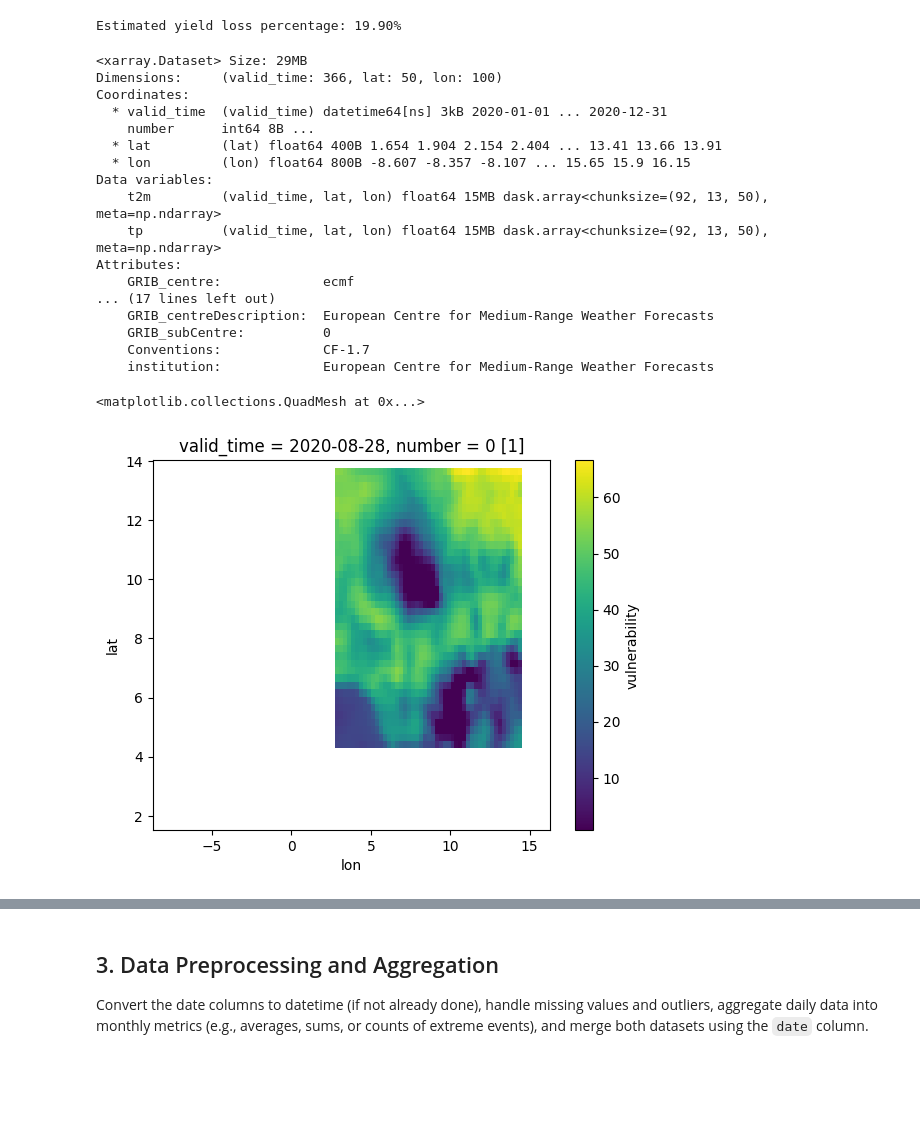
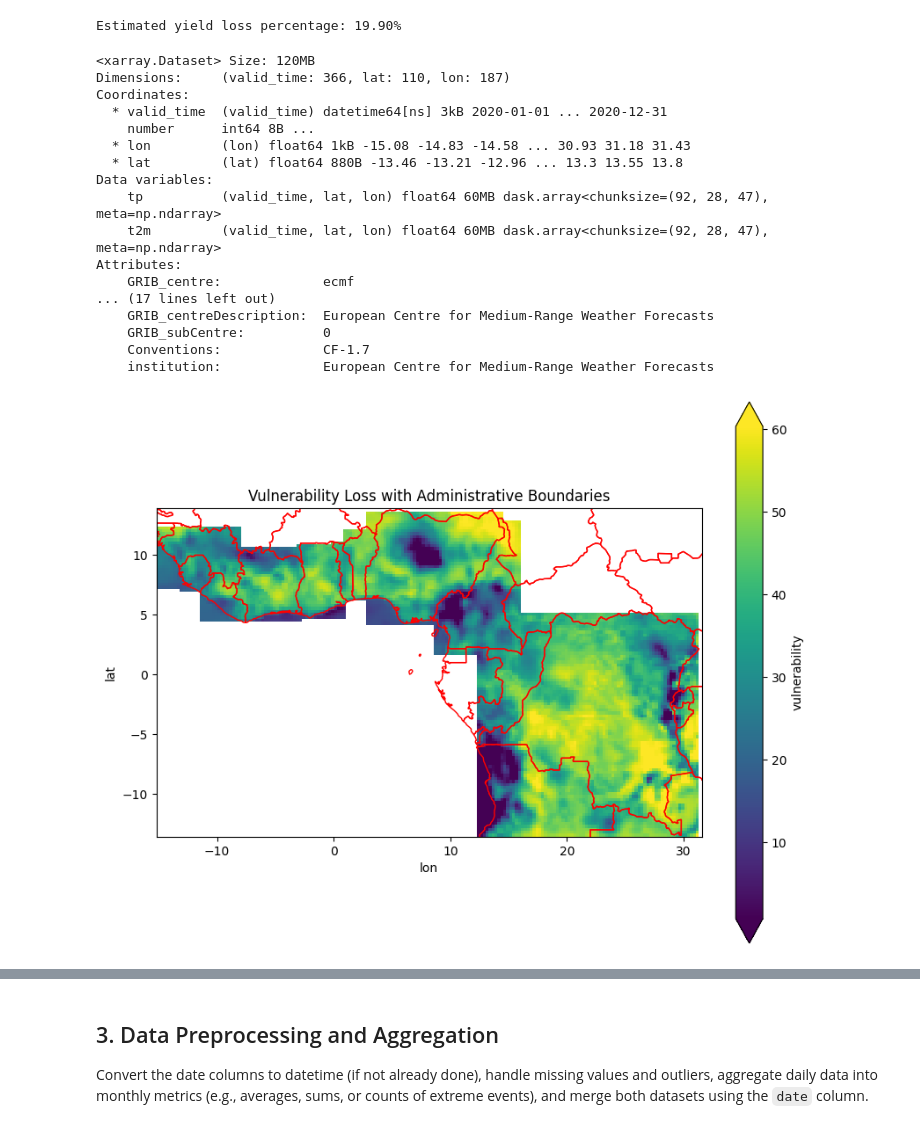
Before and after one commit to carsanmilcar/crop_analysis, a Jupyter notebook: nb.ipynb, the cells around one changed output, grey strips where cells are left out. Saved outputs shown, nothing was run; the diff lists cells and outputs as text; code cells hidden in the pictures; blank space fills up the shorter version.

```diff
--- a/nb.ipynb
+++ b/nb.ipynb
@@ -94,7 +94,18 @@ shapefile_path = Path("data_inputs/shapefile/world-administrative-boundaries.geo
 gdf = gpd.read_file(shapefile_path)
 
 # Filtrar los países principales productores de cacao
-countries_of_interest = ["Ghana", "Côte d'Ivoire", "Nigeria", "Cameroon"]
+countries_of_interest = [
+    "Côte d'Ivoire",
+    "Ghana",
+    "Nigeria",
+    "Cameroon",
+    "Togo",
+    "Sierra Leone",
+    "Liberia",
+    "Guinea",
+    "Benin",
+    "Democratic Republic of the Congo"
+]
 gdf_filtered = gdf[gdf["name"].isin(countries_of_interest)]
 
 # Calcular los límites totales para cada país en el formato [North, West, South, East]
@@ -457,16 +607,16 @@ ds = ds.assign(vulnerability=vulnerability_da)
 
 print(ds)
 # %% [output]
-<xarray.Dataset> Size: 29MB
-Dimensions:     (valid_time: 366, lat: 50, lon: 100)
+<xarray.Dataset> Size: 120MB
+Dimensions:     (valid_time: 366, lat: 110, lon: 187)
 Coordinates:
   * valid_time  (valid_time) datetime64[ns] 3kB 2020-01-01 ... 2020-12-31
     number      int64 8B ...
-  * lat         (lat) float64 400B 1.654 1.904 2.154 2.404 ... 13.41 13.66 13.91
-  * lon         (lon) float64 800B -8.607 -8.357 -8.107 ... 15.65 15.9 16.15
+  * lon         (lon) float64 1kB -15.08 -14.83 -14.58 ... 30.93 31.18 31.43
+  * lat         (lat) float64 880B -13.46 -13.21 -12.96 ... 13.3 13.55 13.8
 Data variables:
-    t2m         (valid_time, lat, lon) float64 15MB dask.array<chunksize=(92, 13, 50), meta=np.ndarray>
-    tp          (valid_time, lat, lon) float64 15MB dask.array<chunksize=(92, 13, 50), meta=np.ndarray>
+    tp          (valid_time, lat, lon) float64 60MB dask.array<chunksize=(92, 28, 47), meta=np.ndarray>
+    t2m         (valid_time, lat, lon) float64 60MB dask.array<chunksize=(92, 28, 47), meta=np.ndarray>
 Attributes:
     GRIB_centre:             ecmf
 ... (17 lines left out)
@@ -474,8 +624,32 @@ Attributes:
     GRIB_subCentre:          0
     Conventions:             CF-1.7
     institution:             European Centre for Medium-Range Weather Forecasts
-# %%
-ds.vulnerability.isel(valid_time=240).plot()
-# %% [output]
-<matplotlib.collections.QuadMesh at 0x...>
-[figure, removed]
+# %%
+import xarray as xr
+import geopandas as gpd
+import matplotlib.pyplot as plt
+
+# Open the aggregated dataset (assumed already loaded)
+# ds = xr.open_zarr("/Users/charly_1/Documents/GitHub/crop_analysis/aggregated_climate_data.zarr")
+
+# Select a specific time slice (e.g., index 240)
+vuln_slice = ds.vulnerability.isel(valid_time=240)
+
+# Create a figure and axis explicitly
+fig, ax = plt.subplots(figsize=(10, 8))
+
+# Plot the vulnerability field on the defined axis
+vuln_slice.plot(ax=ax, cmap="viridis", robust=True)
+
+# Read the shapefile (GeoJSON file in this case)
+shapefile_path = "/Users/charly_1/Documents/GitHub/crop_analysis/data_inputs/shapefile/world-administrative-boundaries.geojson"
+gdf = gpd.read_file(shapefile_path)
+gdf = gdf.to_crs("EPSG:4326")
+
+# Overlay the shapefile boundaries
+gdf.boundary.plot(ax=ax, edgecolor="red", linewidth=1)
+
+ax.set_title("Vulnerability Loss with Administrative Boundaries")
+plt.show()
+# %% [output]
+[figure, added]
```
Also changed, not shown: parts of 18 cells of this notebook, 11 other files.
